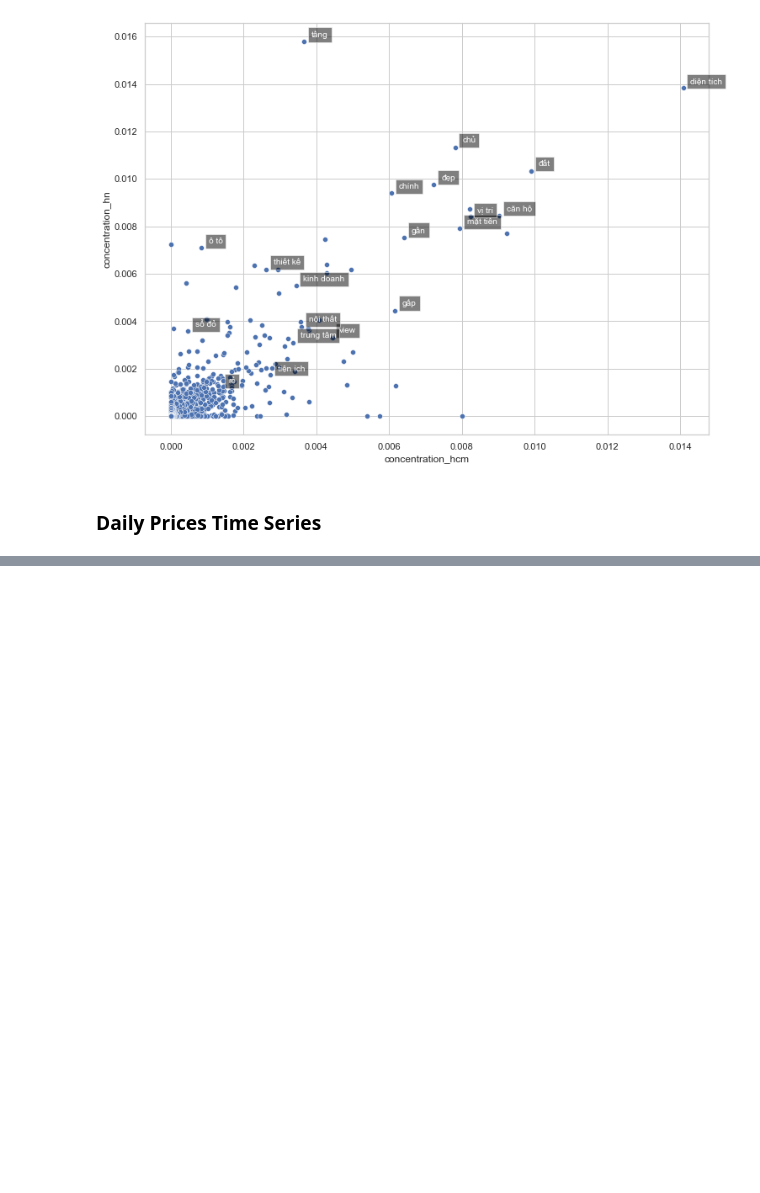
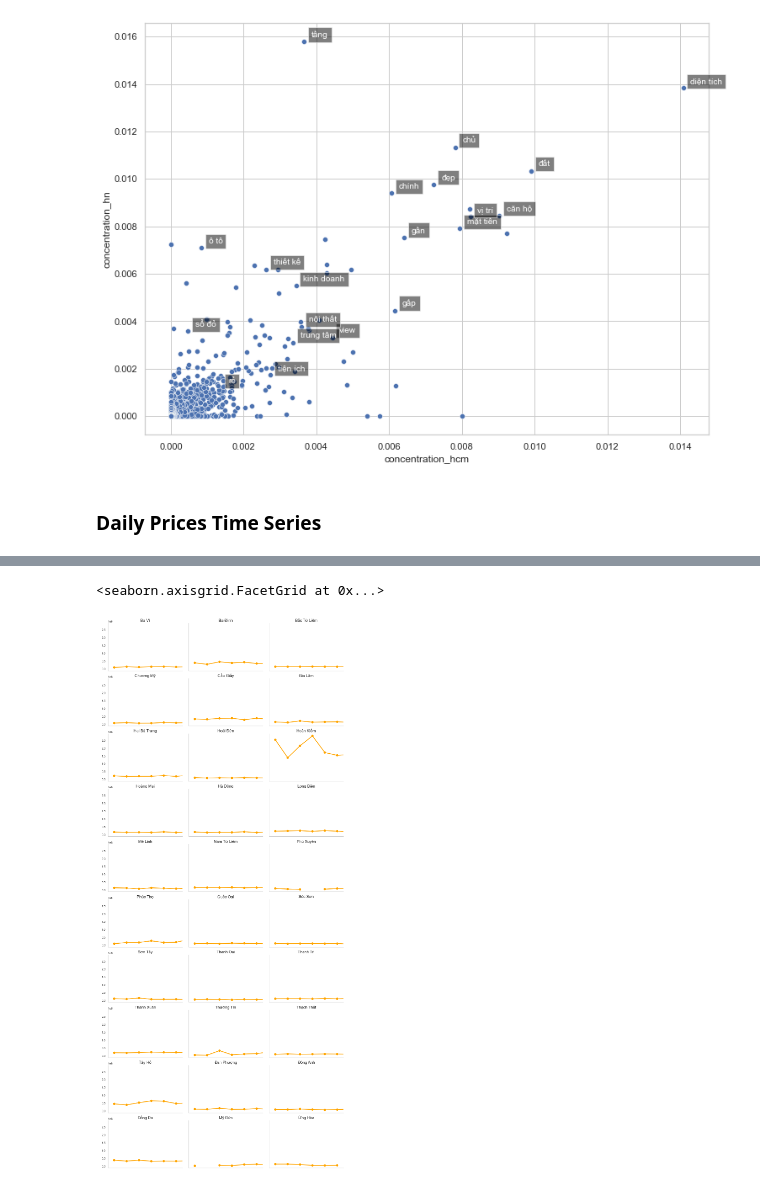
Before and after one commit to taidnguyen/housing-vietnam-analysis, a Jupyter notebook: analysis/trends.ipynb, the cells around one changed output, grey strips where cells are left out. Drawn from its saved outputs; the diff is of its cells as text; code cells hidden in the pictures; blank space fills up the shorter version.

```diff
--- a/analysis/trends.ipynb
+++ b/analysis/trends.ipynb
@@ -623,0 +645,13 @@ sns.lineplot(data=ts_df, x="date", y="median", hue="district")
+# %%
+hn_ts = ts_df[ts_df['city']=='hanoi']
+
+sns.set_style("whitegrid", {'axes.grid' : False})
+g = sns.FacetGrid(hn_ts, col='district', col_wrap=3, height=3, aspect=1.5)
+g.map(sns.pointplot, 'date', 'median', color='orange')
+g.set_titles(col_template="{col_name}", size=15)
+g.set(xticklabels=[])
+g.set_xlabels(' ')
+g.set_ylabels(' ')
+# %% [output]
+<seaborn.axisgrid.FacetGrid at 0x...>
+[figure, added]
```
Also changed, not shown: parts of 8 cells of this notebook.
